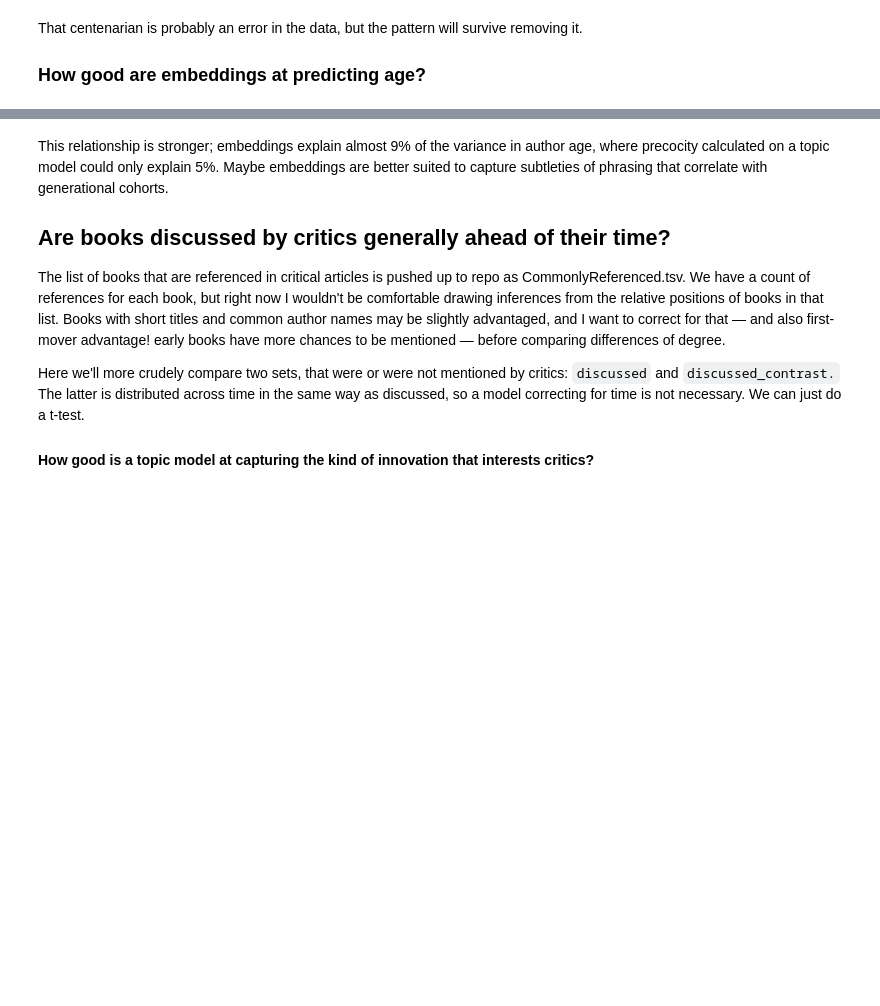
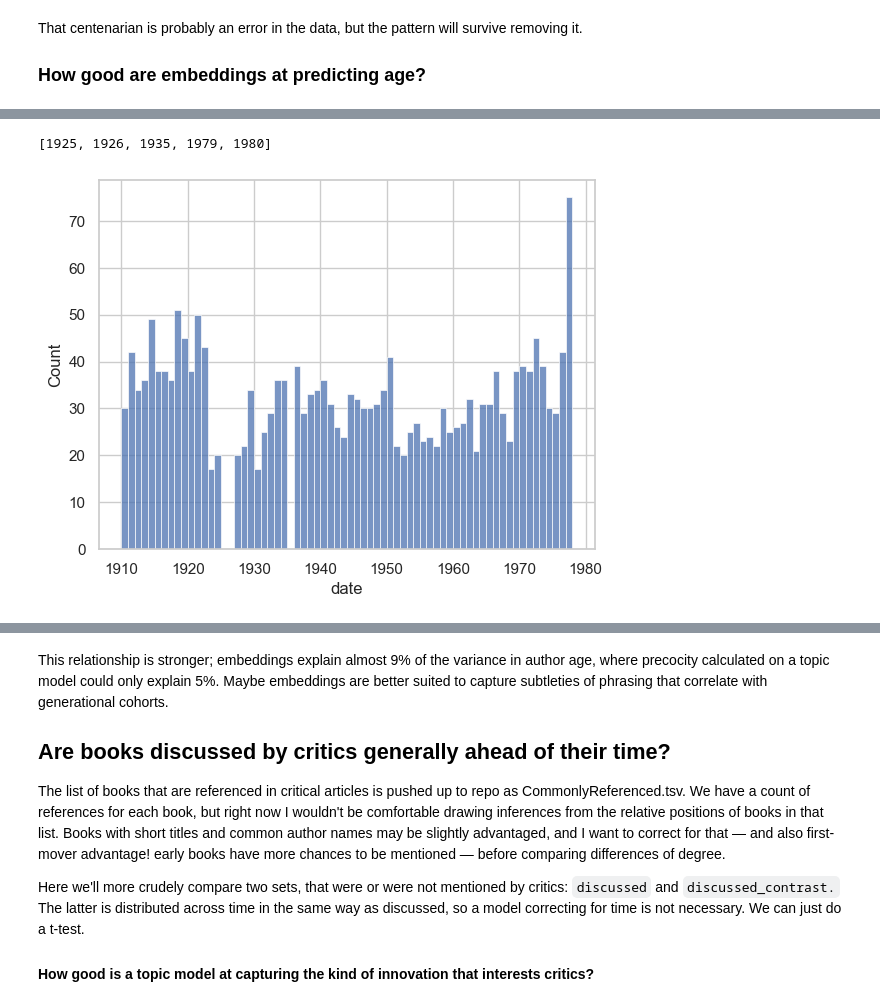
Before and after one commit to Historical-AI-Lab/novelty, a Jupyter notebook: interpret/FictionModelsJune.ipynb, the cells around one changed output, grey strips where cells are left out. Saved outputs shown, nothing was run; the diff lists cells and outputs as text; code cells hidden in the pictures; blank space fills up the shorter version.

```diff
--- a/interpret/FictionModelsJune.ipynb
+++ b/interpret/FictionModelsJune.ipynb
@@ -289,3 +340,19 @@ strong multicollinearity or other numerical problems.
+# %%
+# Visualize distribution of reg_df rows over the reg_df.date column
+# as a histogram of row counts, with a bin for each year.
+
+sns.histplot(reg_df.date, binwidth = 1)
+
+# print years between 1910 and 1980 that have zero rows
+years_with_zero_rows = []
+for year in range(1910, 1981):
+	if year not in reg_df['date'].unique():
+		years_with_zero_rows.append(year)
+
+print(years_with_zero_rows)
+# %% [output]
+[1925, 1926, 1935, 1979, 1980]
+[figure, added]
 # %%
 # Select 300 rows from reg_df.
 
```
Also changed, not shown: parts of 17 cells of this notebook, 1 other file.
